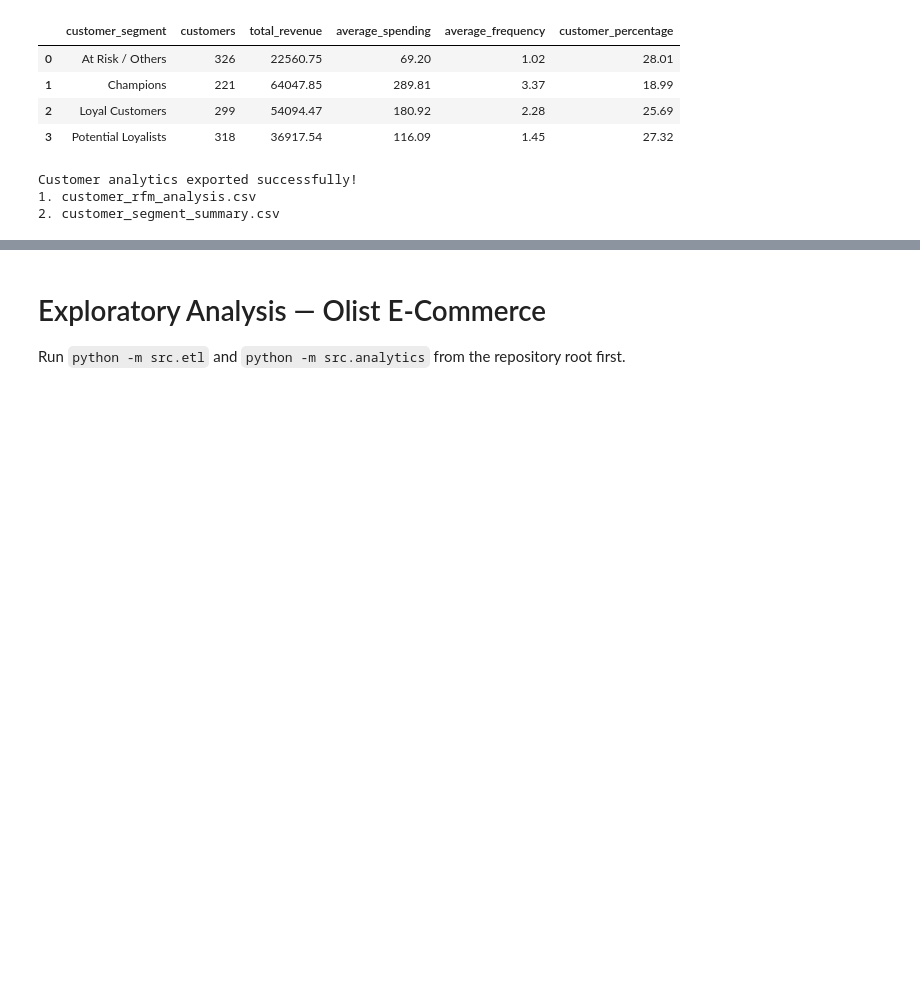
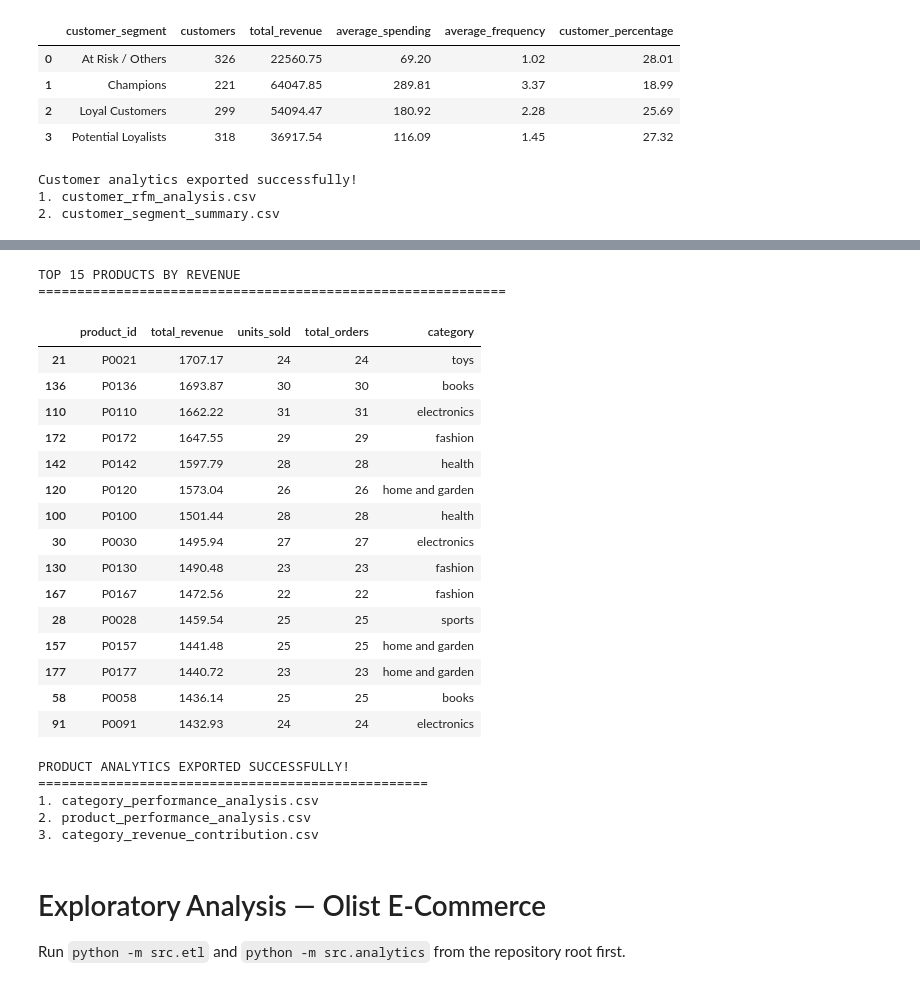
Before and after one commit to Fariha12t/ecommerce-customer-revenue-intelligence, a Jupyter notebook: notebooks/exploratory_analysis.ipynb, the cells around one changed output, grey strips where cells are left out. Saved outputs shown, nothing was run; the diff lists cells and outputs as text; code cells hidden in the pictures; blank space fills up the shorter version.

Commit message:
Complete product and category performance analytics

```diff
--- a/notebooks/exploratory_analysis.ipynb
+++ b/notebooks/exploratory_analysis.ipynb
@@ -724,0 +923,47 @@ Customer analytics exported successfully!
+# %%
+
+# 6.6 Product-level performance
+
+product_performance = (
+    product_df.groupby("product_id")
+    .agg(
+        total_revenue=("revenue_including_freight", "sum"),
+        units_sold=("product_id", "count"),
+        total_orders=("order_id", "nunique"),
+        category=("product_category_name_english", "first")
+    )
+    .reset_index()
+)
+
+product_performance["total_revenue"] = (
+    product_performance["total_revenue"].round(2)
+)
+
+top_products = product_performance.sort_values(
+    "total_revenue",
+    ascending=False
+).head(15)
+
+print("TOP 15 PRODUCTS BY REVENUE")
+print("=" * 60)
+
+display(top_products)
+# %% [output]
+TOP 15 PRODUCTS BY REVENUE
+============================================================
+|  | product_id | total_revenue | units_sold | total_orders | category |
+| 21 | P0021 | 1707.17 | 24 | 24 | toys |
+| 136 | P0136 | 1693.87 | 30 | 30 | books |
+| 110 | P0110 | 1662.22 | 31 | 31 | electronics |
+| 172 | P0172 | 1647.55 | 29 | 29 | fashion |
+| 142 | P0142 | 1597.79 | 28 | 28 | health |
+| 120 | P0120 | 1573.04 | 26 | 26 | home and garden |
+| 100 | P0100 | 1501.44 | 28 | 28 | health |
+| 30 | P0030 | 1495.94 | 27 | 27 | electronics |
+| 130 | P0130 | 1490.48 | 23 | 23 | fashion |
+| 167 | P0167 | 1472.56 | 22 | 22 | fashion |
+| 28 | P0028 | 1459.54 | 25 | 25 | sports |
+| 157 | P0157 | 1441.48 | 25 | 25 | home and garden |
+| 177 | P0177 | 1440.72 | 23 | 23 | home and garden |
+| 58 | P0058 | 1436.14 | 25 | 25 | books |
+| 91 | P0091 | 1432.93 | 24 | 24 | electronics |
@@ -725,3 +986,34 @@ Customer analytics exported successfully!
+# %%
+
+# 6.8 Export product analytics
+
+category_summary.to_csv(
+    output_dir / "category_performance_analysis.csv",
+    index=False
+)
+
+product_performance.to_csv(
+    output_dir / "product_performance_analysis.csv",
+    index=False
+)
+
+category_contribution.to_csv(
+    output_dir / "category_revenue_contribution.csv",
+    index=False
+)
+
+print("PRODUCT ANALYTICS EXPORTED SUCCESSFULLY!")
+print("=" * 50)
+
+print("1. category_performance_analysis.csv")
+print("2. product_performance_analysis.csv")
+print("3. category_revenue_contribution.csv")
+# %% [output]
+PRODUCT ANALYTICS EXPORTED SUCCESSFULLY!
+==================================================
+1. category_performance_analysis.csv
+2. product_performance_analysis.csv
+3. category_revenue_contribution.csv
 # %% [markdown]
 # Exploratory Analysis — Olist E-Commerce
 
```
Also changed, not shown: parts of 7 cells of this notebook.
